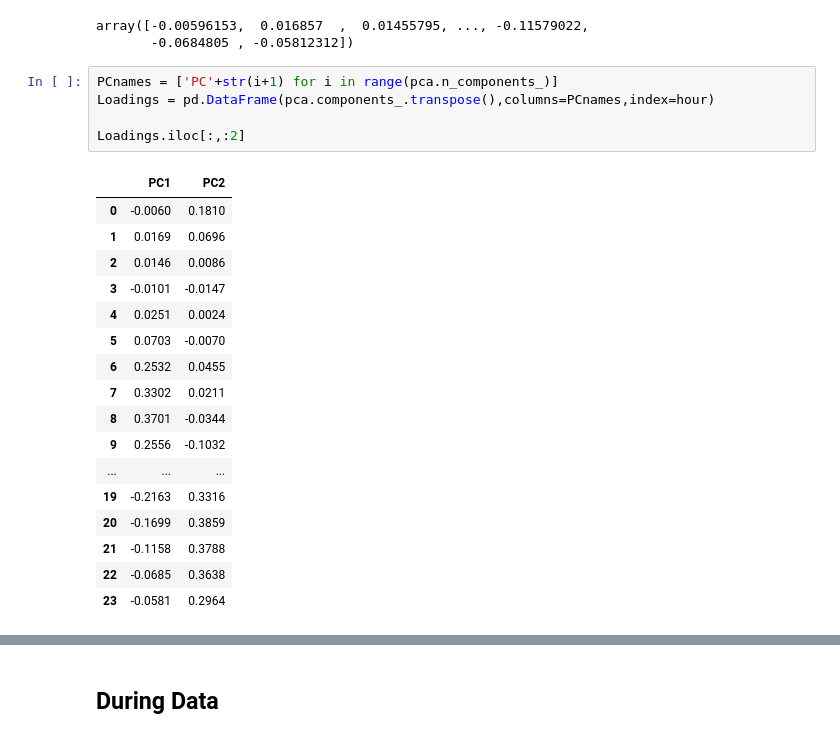
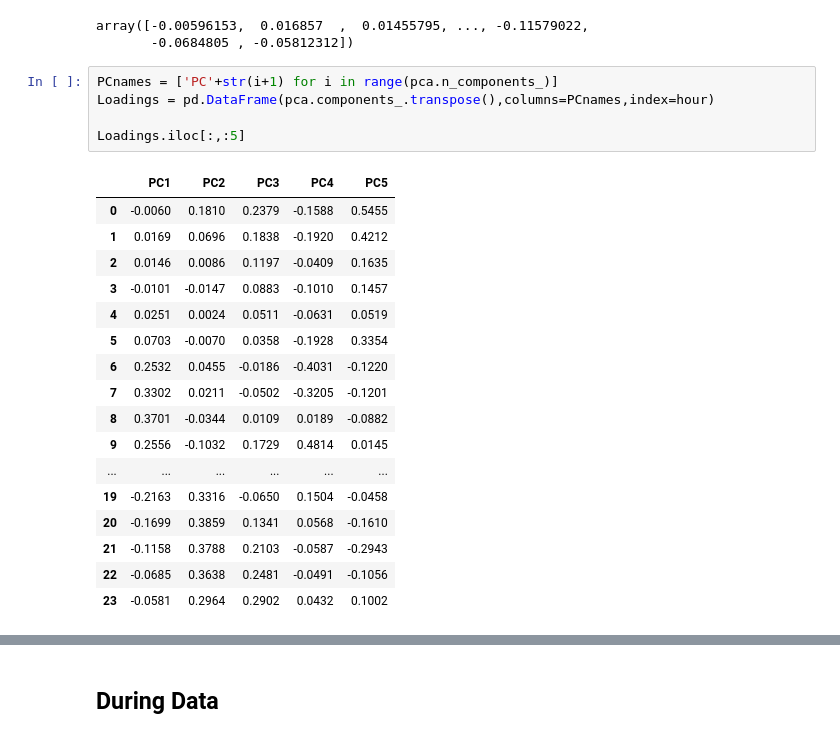
Before and after one commit to ucfnmxu/diss_code, a Jupyter notebook: before-data.ipynb, the cells around one changed output, grey strips where cells are left out. Cells and saved outputs as stored; diff of their text form.

```diff
--- a/before-data.ipynb
+++ b/before-data.ipynb
@@ -270,24 +270,24 @@ array([-0.00596153,  0.016857  ,  0.01455795, ..., -0.11579022,
 # %%
 PCnames = ['PC'+str(i+1) for i in range(pca.n_components_)]
 Loadings = pd.DataFrame(pca.components_.transpose(),columns=PCnames,index=hour)
 
-Loadings.iloc[:,:2]
+Loadings.iloc[:,:5]
 # %% [output]
-|  | PC1 | PC2 |
-| 0 | -0.0060 | 0.1810 |
-| 1 | 0.0169 | 0.0696 |
-| 2 | 0.0146 | 0.0086 |
-| 3 | -0.0101 | -0.0147 |
-| 4 | 0.0251 | 0.0024 |
-| 5 | 0.0703 | -0.0070 |
-| 6 | 0.2532 | 0.0455 |
-| 7 | 0.3302 | 0.0211 |
-| 8 | 0.3701 | -0.0344 |
-| 9 | 0.2556 | -0.1032 |
-| ... | ... | ... |
-| 19 | -0.2163 | 0.3316 |
-| 20 | -0.1699 | 0.3859 |
-| 21 | -0.1158 | 0.3788 |
-| 22 | -0.0685 | 0.3638 |
-| 23 | -0.0581 | 0.2964 |
+|  | PC1 | PC2 | PC3 | PC4 | PC5 |
+| 0 | -0.0060 | 0.1810 | 0.2379 | -0.1588 | 0.5455 |
+| 1 | 0.0169 | 0.0696 | 0.1838 | -0.1920 | 0.4212 |
+| 2 | 0.0146 | 0.0086 | 0.1197 | -0.0409 | 0.1635 |
+| 3 | -0.0101 | -0.0147 | 0.0883 | -0.1010 | 0.1457 |
+| 4 | 0.0251 | 0.0024 | 0.0511 | -0.0631 | 0.0519 |
+| 5 | 0.0703 | -0.0070 | 0.0358 | -0.1928 | 0.3354 |
+| 6 | 0.2532 | 0.0455 | -0.0186 | -0.4031 | -0.1220 |
+| 7 | 0.3302 | 0.0211 | -0.0502 | -0.3205 | -0.1201 |
+| 8 | 0.3701 | -0.0344 | 0.0109 | 0.0189 | -0.0882 |
+| 9 | 0.2556 | -0.1032 | 0.1729 | 0.4814 | 0.0145 |
+| ... | ... | ... | ... | ... | ... |
+| 19 | -0.2163 | 0.3316 | -0.0650 | 0.1504 | -0.0458 |
+| 20 | -0.1699 | 0.3859 | 0.1341 | 0.0568 | -0.1610 |
+| 21 | -0.1158 | 0.3788 | 0.2103 | -0.0587 | -0.2943 |
+| 22 | -0.0685 | 0.3638 | 0.2481 | -0.0491 | -0.1056 |
+| 23 | -0.0581 | 0.2964 | 0.2902 | 0.0432 | 0.1002 |
 # %%
```
Also changed, not shown: parts of 5 cells of this notebook, 1 other file.
